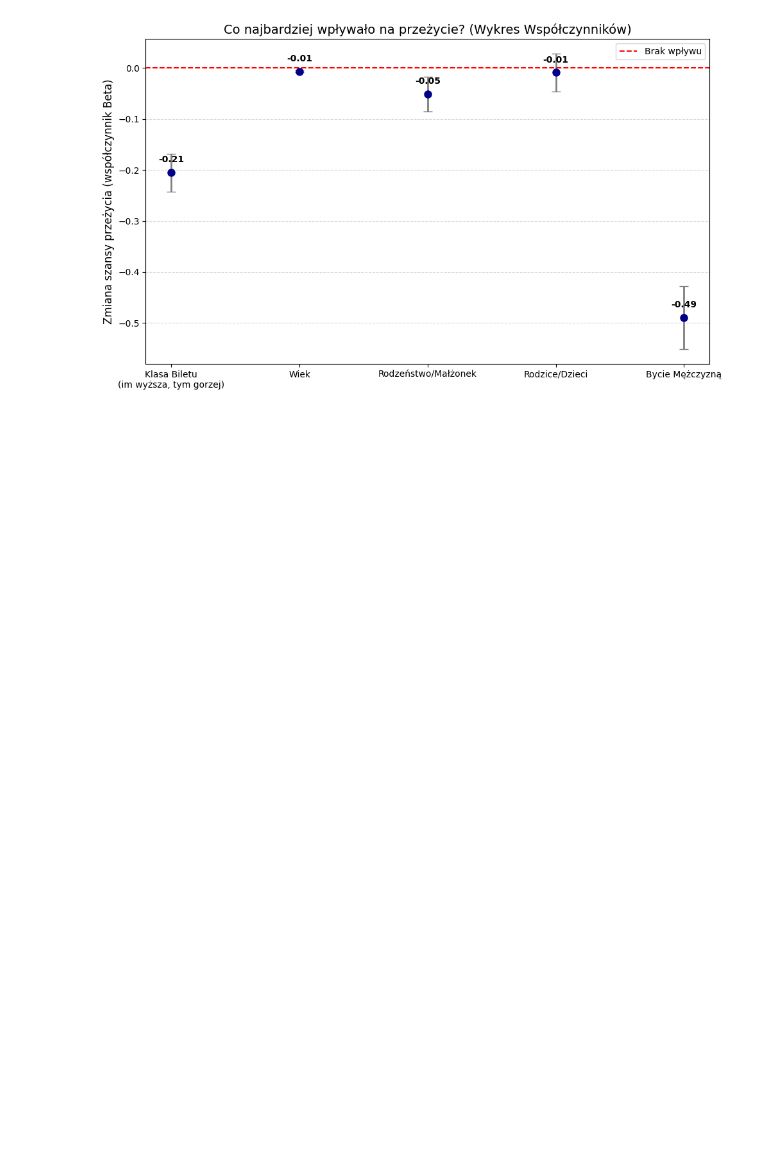
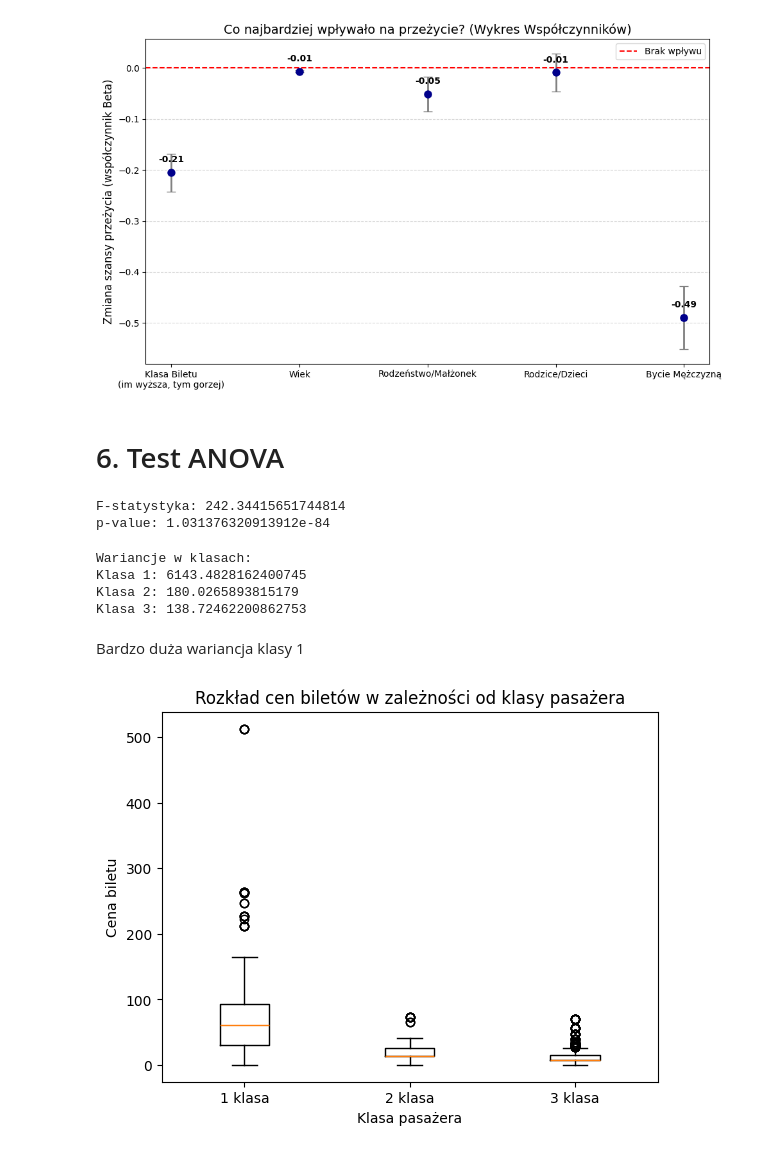
Before and after one commit to Kokat111/Projekt_SAD, a Jupyter notebook: Analiza_statystyczna_Titanic.ipynb, the cells around one changed output. Cells and saved outputs as stored; diff of their text form; code cells hidden in the pictures; blank space fills up the shorter version.

```diff
--- a/Analiza_statystyczna_Titanic.ipynb
+++ b/Analiza_statystyczna_Titanic.ipynb
@@ -524,3 +524,47 @@ plt.tight_layout()
 plt.show()
 # %% [output]
 [figure]
+# %% [markdown]
+
+# 6. Test ANOVA
+# %%
+data = df[['Fare', 'Pclass']].dropna()
+
+group_1 = data[data['Pclass'] == 1]['Fare']
+group_2 = data[data['Pclass'] == 2]['Fare']
+group_3 = data[data['Pclass'] == 3]['Fare']
+
+f_stat, p_value = stats.f_oneway(group_1, group_2, group_3)
+
+print("F-statystyka:", f_stat)
+print("p-value:", p_value)
+# %% [output]
+F-statystyka: 242.34415651744814
+p-value: 1.031376320913912e-84
+# %%
+print("Wariancje w klasach:")
+print("Klasa 1:", group_1.var())
+print("Klasa 2:", group_2.var())
+print("Klasa 3:", group_3.var())
+# %% [output]
+Wariancje w klasach:
+Klasa 1: 6143.4828162400745
+Klasa 2: 180.0265893815179
+Klasa 3: 138.72462200862753
+# %% [markdown]
+Bardzo duża wariancja klasy 1
+# %%
+grouped_data = [
+    data[data['Pclass'] == 1]['Fare'],
+    data[data['Pclass'] == 2]['Fare'],
+    data[data['Pclass'] == 3]['Fare']
+]
+
+plt.figure()
+plt.boxplot(grouped_data, labels=['1 klasa', '2 klasa', '3 klasa'])
+plt.xlabel('Klasa pasażera')
+plt.ylabel('Cena biletu')
+plt.title('Rozkład cen biletów w zależności od klasy pasażera')
+plt.show()
+# %% [output]
+[figure, added]
```
Also changed, not shown: parts of 7 cells of this notebook.
